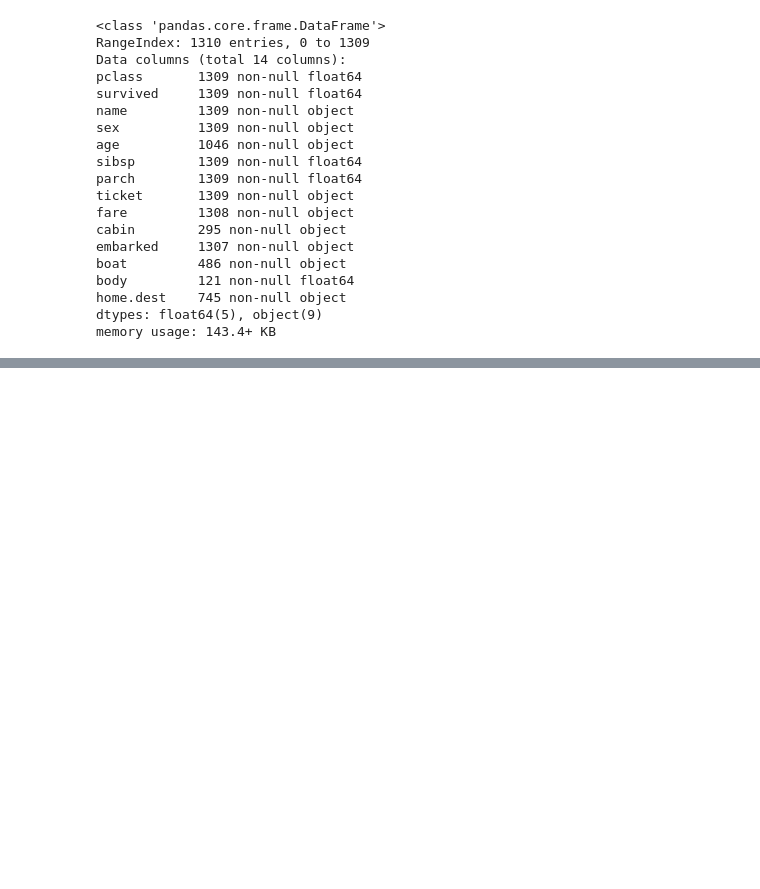
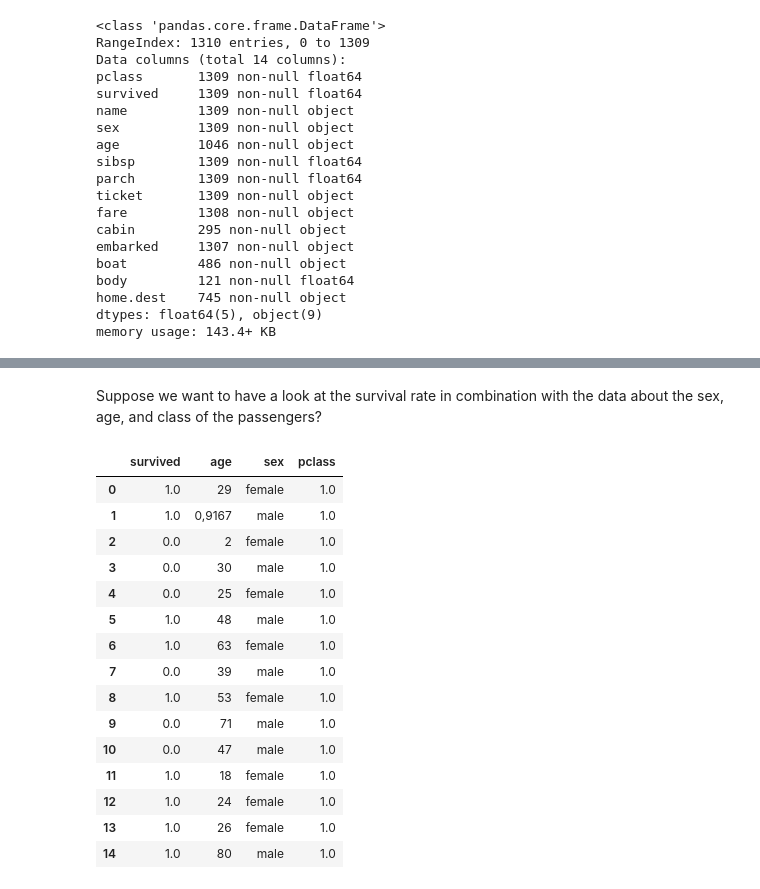
Before and after one commit to eur-nl/bootcamps, a Jupyter notebook: faector_bc/02_pandas_titanic.ipynb, the cells around one changed output, grey strips where cells are left out. Saved outputs shown, nothing was run; the diff lists cells and outputs as text; code cells hidden in the pictures; blank space fills up the shorter version.

```diff
--- a/faector_bc/02_pandas_titanic.ipynb
+++ b/faector_bc/02_pandas_titanic.ipynb
@@ -108,0 +142,21 @@ Let's look at the survivors. We know that 38% of the passengers survived the dis
+# %% [markdown]
+Suppose we want to have a look at the survival rate in combination with the data about the sex, age, and class of the passengers?
+# %%
+df_titanic[['survived', 'age', 'sex', 'pclass']][0:15]
+# %% [output]
+|  | survived | age | sex | pclass |
+| 0 | 1.0 | 29 | female | 1.0 |
+| 1 | 1.0 | 0,9167 | male | 1.0 |
+| 2 | 0.0 | 2 | female | 1.0 |
+| 3 | 0.0 | 30 | male | 1.0 |
+| 4 | 0.0 | 25 | female | 1.0 |
+| 5 | 1.0 | 48 | male | 1.0 |
+| 6 | 1.0 | 63 | female | 1.0 |
+| 7 | 0.0 | 39 | male | 1.0 |
+| 8 | 1.0 | 53 | female | 1.0 |
+| 9 | 0.0 | 71 | male | 1.0 |
+| 10 | 0.0 | 47 | male | 1.0 |
+| 11 | 1.0 | 18 | female | 1.0 |
+| 12 | 1.0 | 24 | female | 1.0 |
+| 13 | 1.0 | 26 | female | 1.0 |
+| 14 | 1.0 | 80 | male | 1.0 |
```
Also changed, not shown: parts of 19 cells of this notebook, 2 other files.
